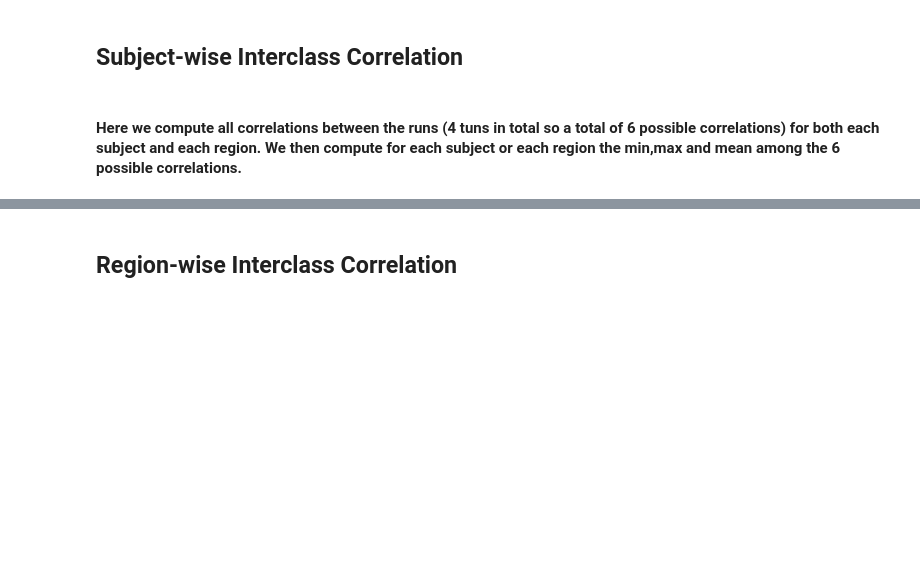
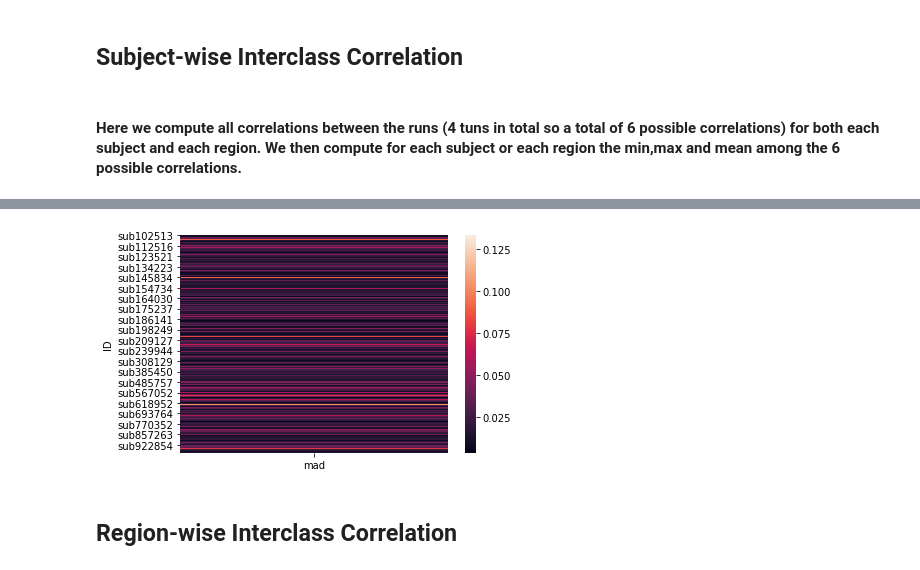
Before and after one commit to DylanYang7225/FMRI-Analysis, a Jupyter notebook: part5_Intraclass_Correlation_and_Interclass_Correlation.ipynb, the cells around one changed output, grey strips where cells are left out. Saved outputs shown, nothing was run; the diff lists cells and outputs as text; code cells hidden in the pictures; blank space fills up the shorter version.

```diff
--- a/part5_Intraclass_Correlation_and_Interclass_Correlation.ipynb
+++ b/part5_Intraclass_Correlation_and_Interclass_Correlation.ipynb
@@ -335,3 +323,8 @@ plt.show()
+# %%
+seaborn.heatmap(sub_corr[['mad']])
+plt.show()
+# %% [output]
+[figure, added]
 # %% [markdown]
 ## Region-wise Interclass Correlation
 # %%
```
Also changed, not shown: parts of 16 cells of this notebook.
